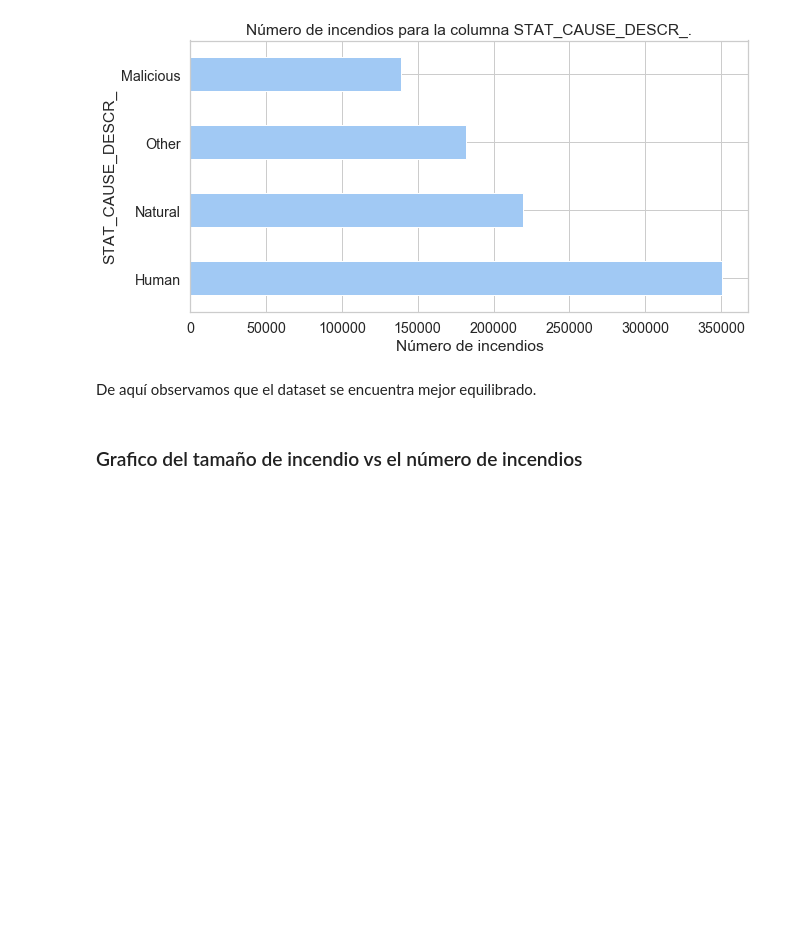
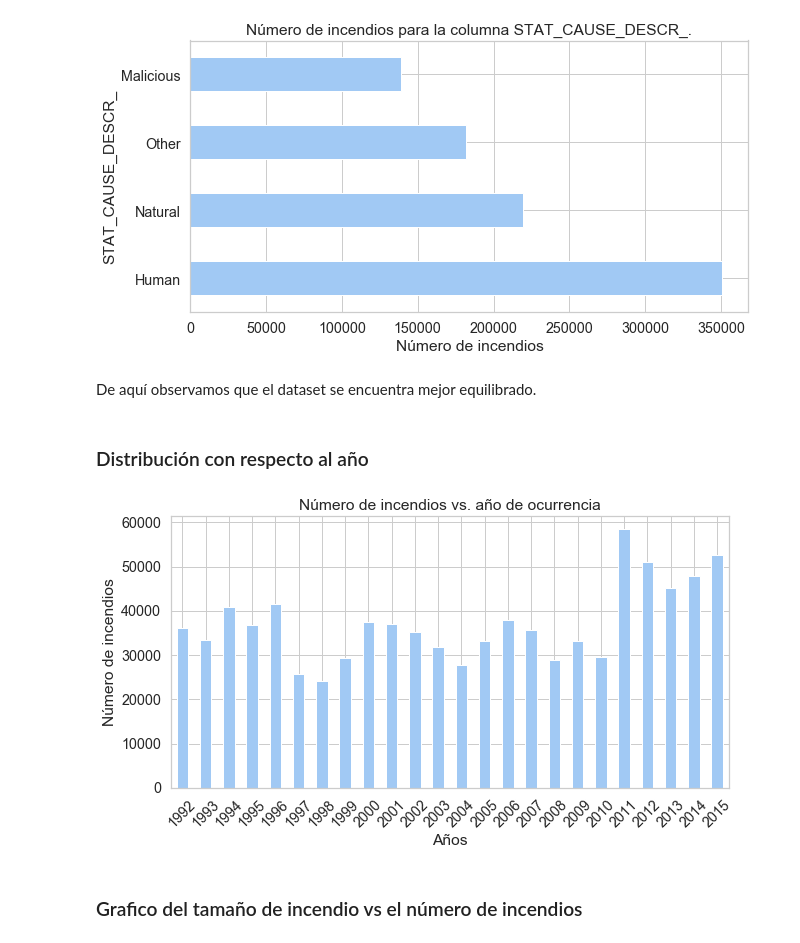
Before and after one commit to framunoz/Incendios-Forestales, a Jupyter notebook: notebooks/02-EDA.ipynb, the cells around one changed output. Cells and saved outputs as stored; diff of their text form; code cells hidden in the pictures; blank space fills up the shorter version.

Commit message:
creado el grafico YEAR_OCURRENCIA

```diff
--- a/notebooks/02-EDA.ipynb
+++ b/notebooks/02-EDA.ipynb
@@ -229,6 +230,25 @@ plot_barh(df_, "STAT_CAUSE_DESCR_")
 [figure]
 # %% [markdown]
 De aquí observamos que el dataset se encuentra mejor equilibrado.
+# %% [markdown]
+### Distribución con respecto al año
+# %%
+df["FIRE_YEAR"].map(int).value_counts(sort=False).plot(
+    kind="bar",
+    figsize=my_figsize
+)
+
+plt.title("Número de incendios vs. año de ocurrencia")
+plt.ylabel("Número de incendios")
+plt.xlabel("Años")
+plt.xticks(rotation=45)
+
+if SAVE_GRAF:
+    plt.savefig(os.path.join(IMG_PATH, f"YEAR_OCURRENCIA.pdf"),
+                bbox_inches='tight')
+plt.show()
+# %% [output]
+[figure, added]
 # %% [markdown]
 ### Grafico del tamaño de incendio vs el número de incendios
 # %%
```
Also changed, not shown: parts of 28 cells of this notebook, 1 other file.
